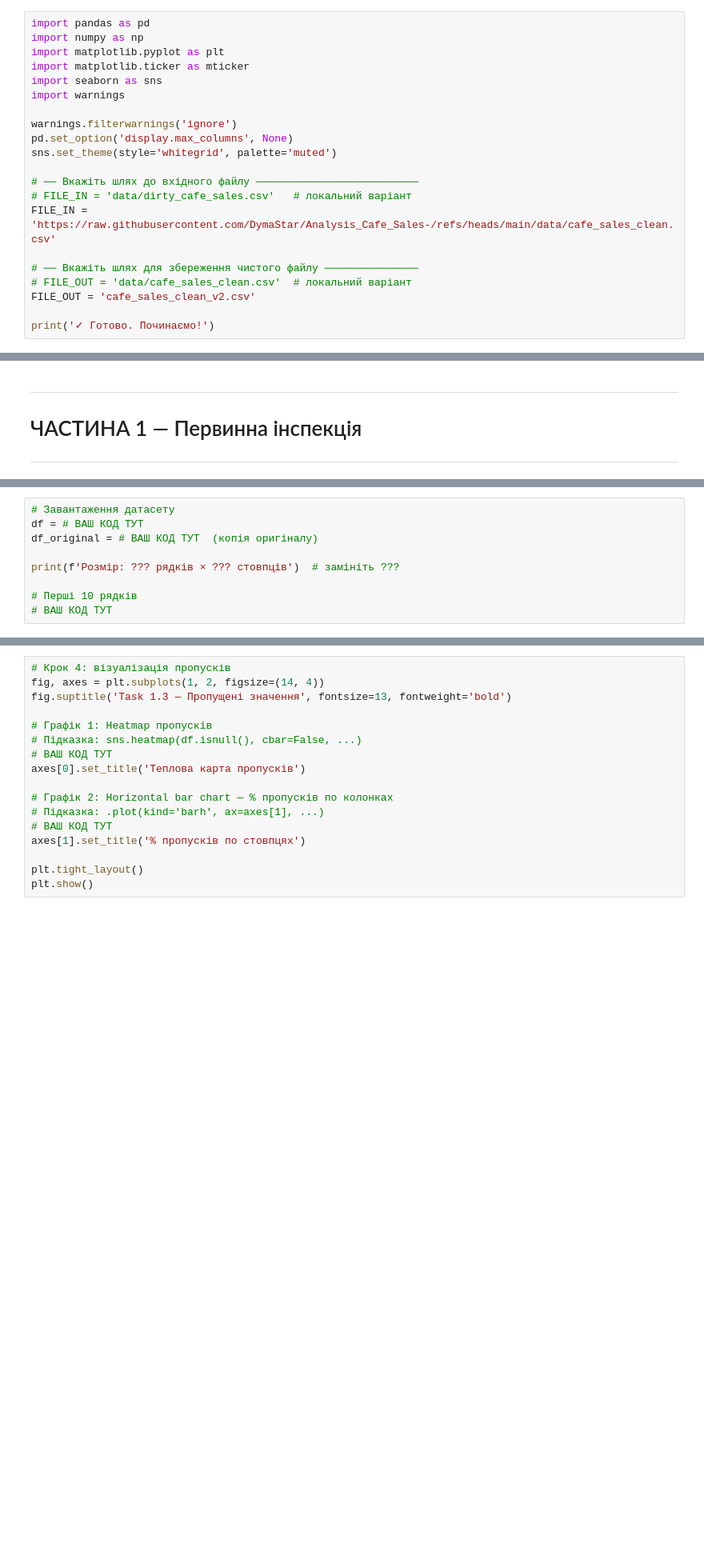
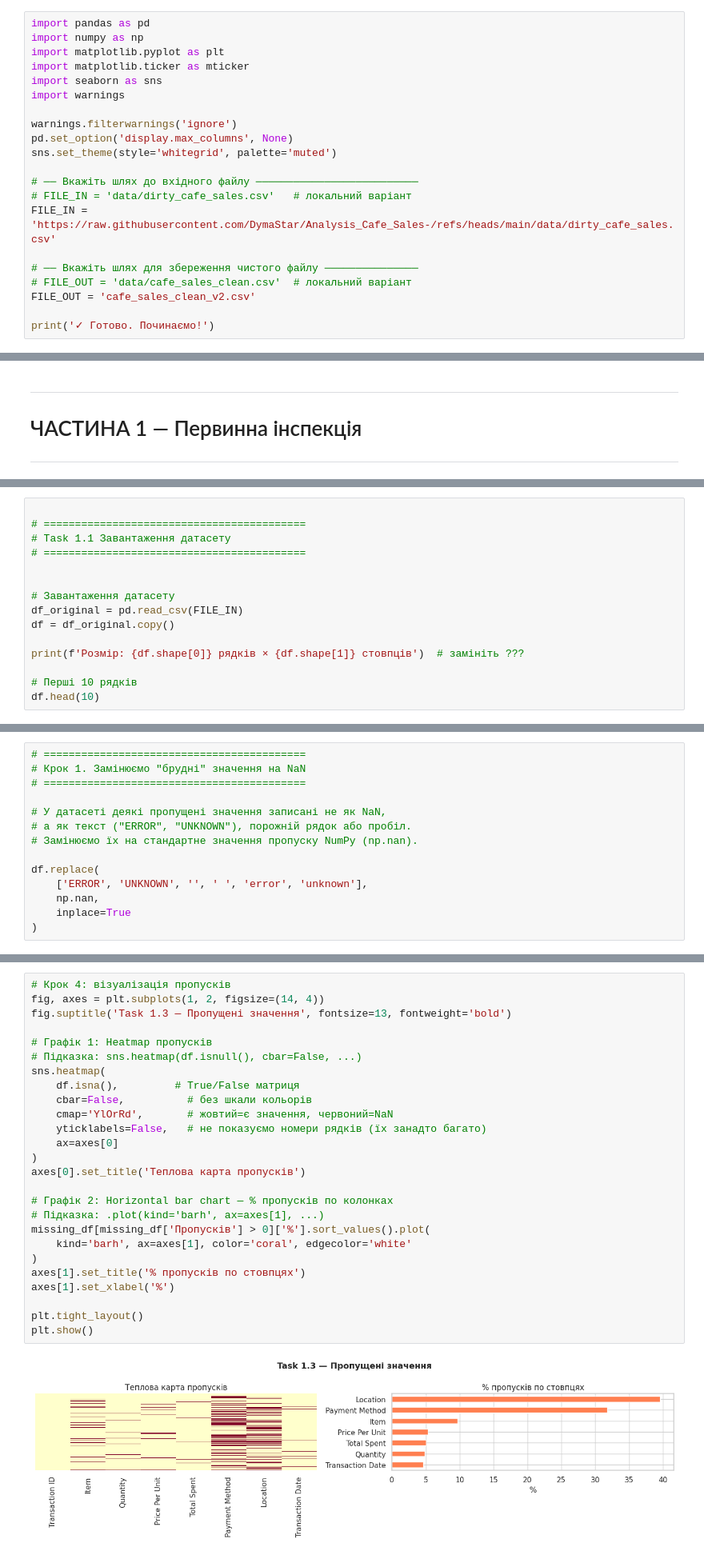
Before and after one commit to DymaStar/Analysis_Cafe_Sales-, a Jupyter notebook: DS_110626cafe_eda_workbook_version2.ipynb, the cells around one changed output, grey strips where cells are left out. Shown at 80% size. Drawn from its saved outputs; the diff is of its cells as text; blank space fills up the shorter version.

```diff
--- a/DS_110626cafe_eda_workbook_version2.ipynb
+++ b/DS_110626cafe_eda_workbook_version2.ipynb
@@ -40,7 +40,7 @@ sns.set_theme(style='whitegrid', palette='muted')
 
 # ── Вкажіть шлях до вхідного файлу ──────────────────────────
 # FILE_IN = 'data/dirty_cafe_sales.csv'   # локальний варіант
-FILE_IN = 'https://raw.githubusercontent.com/DymaStar/Analysis_Cafe_Sales-/refs/heads/main/data/cafe_sales_clean.csv'
+FILE_IN = 'https://raw.githubusercontent.com/DymaStar/Analysis_Cafe_Sales-/refs/heads/main/data/dirty_cafe_sales.csv'
 
 # ── Вкажіть шлях для збереження чистого файлу ───────────────
 # FILE_OUT = 'data/cafe_sales_clean.csv'  # локальний варіант
@@ -65,12 +65,18 @@ print('✓ Готово. Починаємо!')
 
 **Зверніть увагу:** які колонки мають тип `object` замість числових? Чому?
 # %%
+
+# ==========================================
+# Task 1.1 Завантаження датасету
+# ==========================================
+
+
 # Завантаження датасету
-df = # ВАШ КОД ТУТ
-df_original = # ВАШ КОД ТУТ  (копія оригіналу)
+df_original = pd.read_csv(FILE_IN)
+df = df_original.copy()
 
-print(f'Розмір: ??? рядків × ??? стовпців')  # замініть ???
+print(f'Розмір: {df.shape[0]} рядків × {df.shape[1]} стовпців')  # замініть ???
 
 # Перші 10 рядків
-# ВАШ КОД ТУТ
+df.head(10)
 # %% [output]
@@ -136,0 +162,14 @@ print(f'\nЗагальний % пропусків: {total_pct:.2f}%')
+# %%
+# ==========================================
+# Крок 1. Замінюємо "брудні" значення на NaN
+# ==========================================
+
+# У датасеті деякі пропущені значення записані не як NaN,
+# а як текст ("ERROR", "UNKNOWN"), порожній рядок або пробіл.
+# Замінюємо їх на стандартне значення пропуску NumPy (np.nan).
+
+df.replace(
+    ['ERROR', 'UNKNOWN', '', ' ', 'error', 'unknown'],
+    np.nan,
+    inplace=True
+)
@@ -137,20 +226,31 @@ print(f'\nЗагальний % пропусків: {total_pct:.2f}%')
 # %%
 # Крок 4: візуалізація пропусків
 fig, axes = plt.subplots(1, 2, figsize=(14, 4))
 fig.suptitle('Task 1.3 — Пропущені значення', fontsize=13, fontweight='bold')
 
 # Графік 1: Heatmap пропусків
 # Підказка: sns.heatmap(df.isnull(), cbar=False, ...)
-# ВАШ КОД ТУТ
+sns.heatmap(
+    df.isna(),         # True/False матриця
+    cbar=False,          # без шкали кольорів
+    cmap='YlOrRd',       # жовтий=є значення, червоний=NaN
+    yticklabels=False,   # не показуємо номери рядків (їх занадто багато)
+    ax=axes[0]
+)
 axes[0].set_title('Теплова карта пропусків')
 
 # Графік 2: Horizontal bar chart — % пропусків по колонках
 # Підказка: .plot(kind='barh', ax=axes[1], ...)
-# ВАШ КОД ТУТ
+missing_df[missing_df['Пропусків'] > 0]['%'].sort_values().plot(
+    kind='barh', ax=axes[1], color='coral', edgecolor='white'
+)
 axes[1].set_title('% пропусків по стовпцях')
+axes[1].set_xlabel('%')
 
 plt.tight_layout()
 plt.show()
+# %% [output]
+[figure, added]
 # %% [markdown]
 ---
 # ЧАСТИНА 2 — Очищення даних
```
Also changed, not shown: parts of 28 cells of this notebook.
